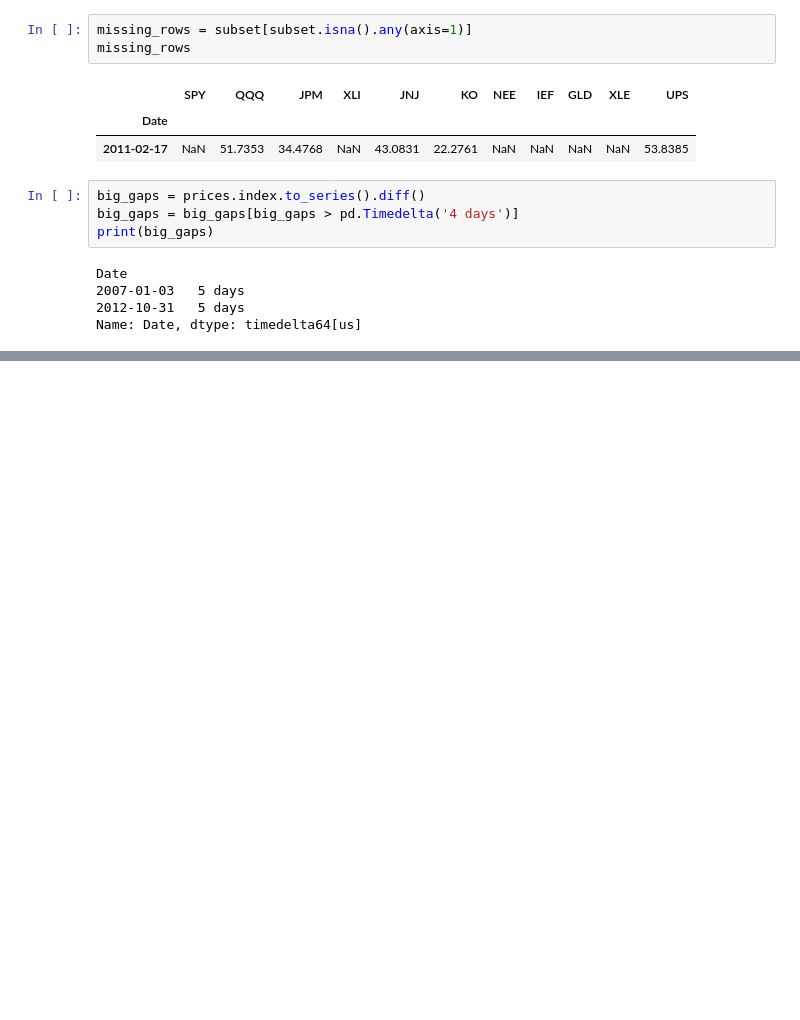
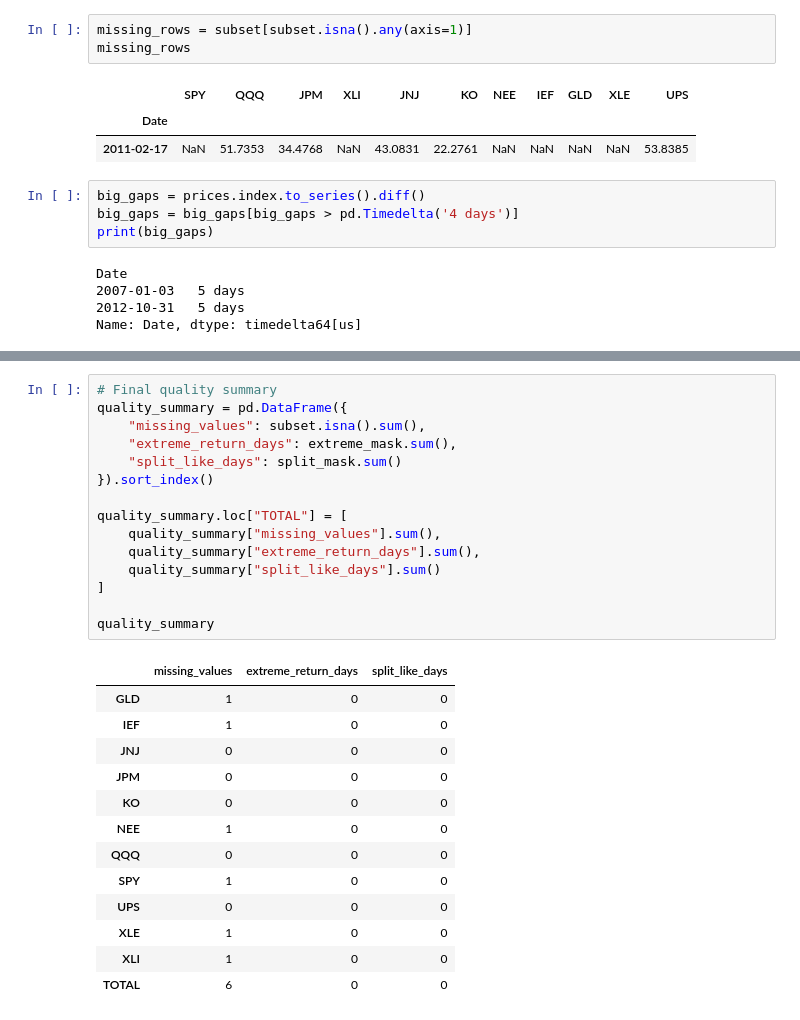
Before and after one commit to GeorgeLoulakis/Adv-Business-Analytics, a Jupyter notebook: 01_data_collection_and_benchmarks.ipynb, the cells around one changed output, grey strips where cells are left out. Cells and saved outputs as stored; diff of their text form; blank space fills up the shorter version.

```diff
--- a/01_data_collection_and_benchmarks.ipynb
+++ b/01_data_collection_and_benchmarks.ipynb
@@ -225,0 +244,29 @@ plt.savefig('outputs/price_check.png', dpi=150)
+# %%
+# Final quality summary
+quality_summary = pd.DataFrame({
+    "missing_values": subset.isna().sum(),
+    "extreme_return_days": extreme_mask.sum(),
+    "split_like_days": split_mask.sum()
+}).sort_index()
+
+quality_summary.loc["TOTAL"] = [
+    quality_summary["missing_values"].sum(),
+    quality_summary["extreme_return_days"].sum(),
+    quality_summary["split_like_days"].sum()
+]
+
+quality_summary
+# %% [output]
+|  | missing_values | extreme_return_days | split_like_days |
+| GLD | 1 | 0 | 0 |
+| IEF | 1 | 0 | 0 |
+| JNJ | 0 | 0 | 0 |
+| JPM | 0 | 0 | 0 |
+| KO | 0 | 0 | 0 |
+| NEE | 1 | 0 | 0 |
+| QQQ | 0 | 0 | 0 |
+| SPY | 1 | 0 | 0 |
+| UPS | 0 | 0 | 0 |
+| XLE | 1 | 0 | 0 |
+| XLI | 1 | 0 | 0 |
+| TOTAL | 6 | 0 | 0 |
```
Also changed, not shown: parts of 3 cells of this notebook.
